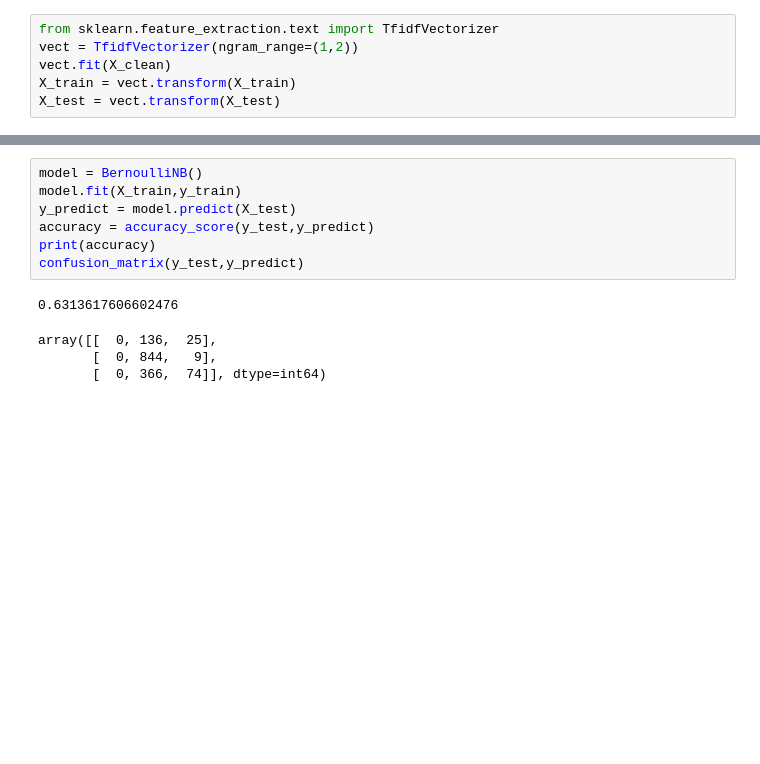
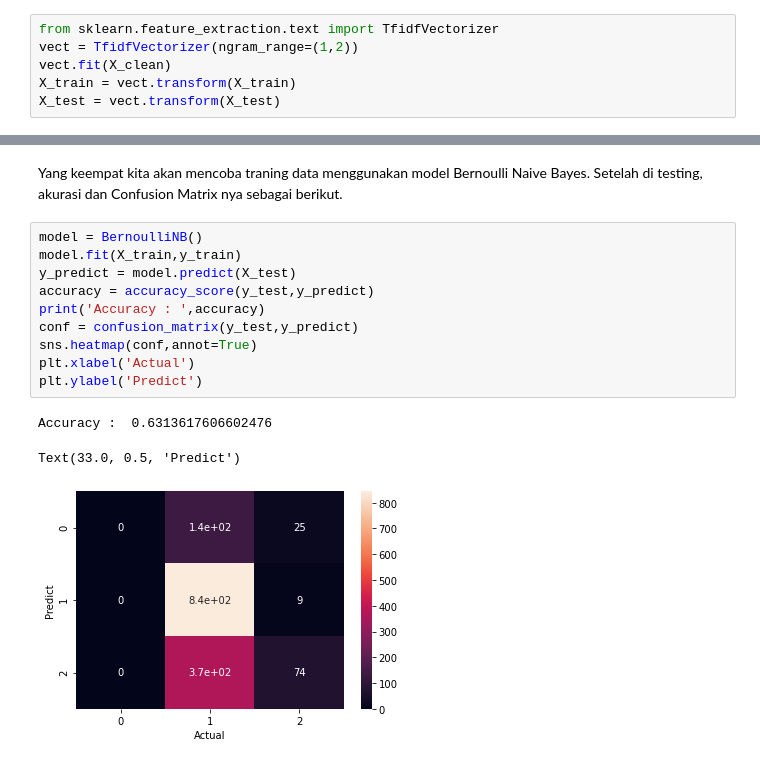
Before and after one commit to giriputraadhittana01/ProjectIR, a Jupyter notebook: IRProject.ipynb, the cells around one changed output, grey strips where cells are left out. Drawn from its saved outputs; the diff is of its cells as text; blank space fills up the shorter version.

```diff
--- a/IRProject.ipynb
+++ b/IRProject.ipynb
@@ -178,12 +166,16 @@ array([[ 13, 112,  36],
+# %% [markdown]
+Yang keempat kita akan mencoba traning data menggunakan model Bernoulli Naive Bayes. Setelah di testing, akurasi dan Confusion Matrix nya sebagai berikut.
 # %%
 model = BernoulliNB()
 model.fit(X_train,y_train)
 y_predict = model.predict(X_test)
 accuracy = accuracy_score(y_test,y_predict)
-print(accuracy)
-confusion_matrix(y_test,y_predict)
+print('Accuracy : ',accuracy)
+conf = confusion_matrix(y_test,y_predict)
+sns.heatmap(conf,annot=True)
+plt.xlabel('Actual')
+plt.ylabel('Predict')
 # %% [output]
-0.6313617606602476
+Accuracy :  0.6313617606602476
-array([[  0, 136,  25],
-       [  0, 844,   9],
-       [  0, 366,  74]], dtype=int64)
+Text(33.0, 0.5, 'Predict')
+[figure, added]
```
Also changed, not shown: parts of 11 cells of this notebook.
